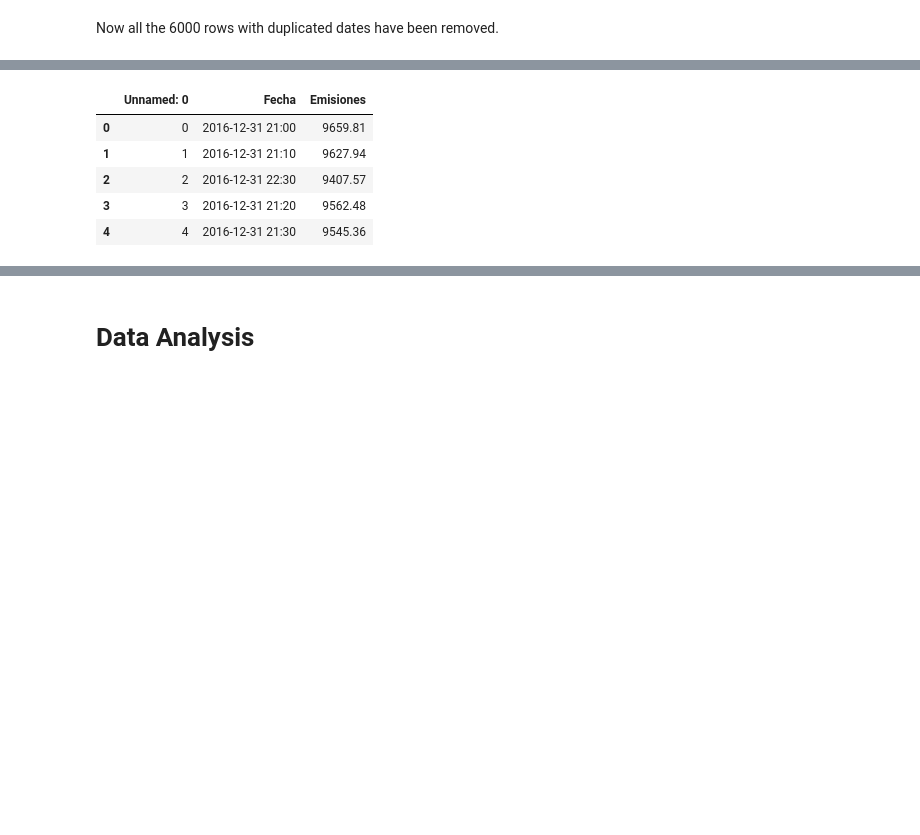
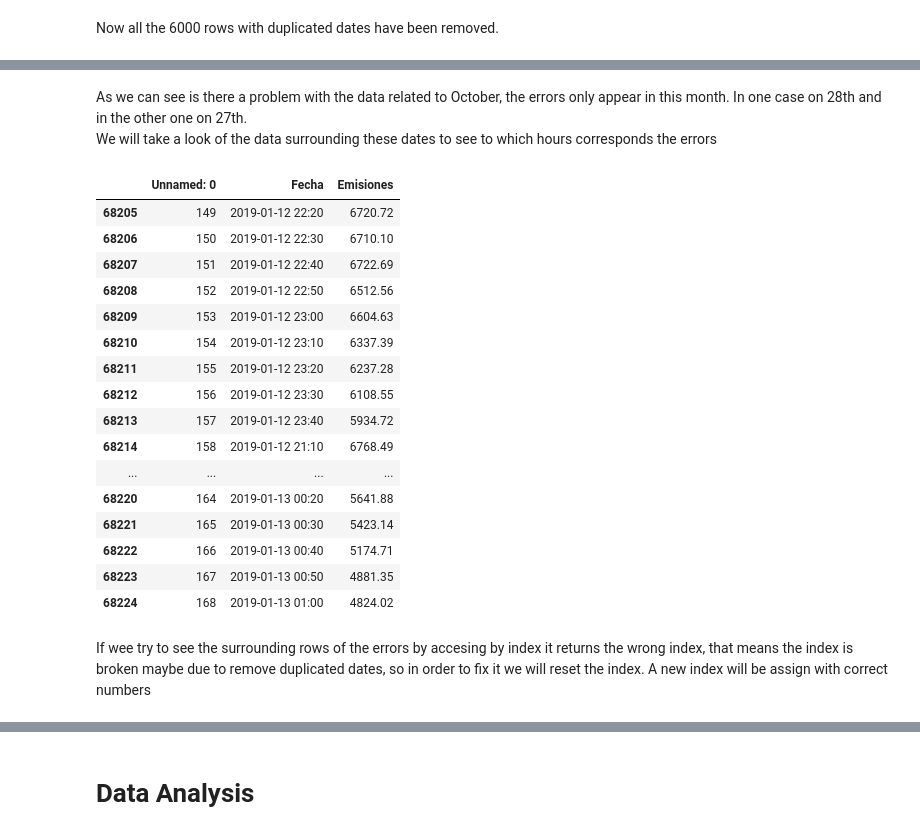
Before and after one commit to hectorLop/CO2_emissions_forecast, a Jupyter notebook: CO2_feature_engineering_and_visualization.ipynb, the cells around one changed output, grey strips where cells are left out. Cells and saved outputs as stored; diff of their text form; code cells hidden in the pictures; blank space fills up the shorter version.

Commit message:
Refactor Data Cleaning and Data Preparation sections

```diff
--- a/CO2_feature_engineering_and_visualization.ipynb
+++ b/CO2_feature_engineering_and_visualization.ipynb
@@ -40,7 +40,7 @@ We will check for:
 - Duplicated dates
 - Errors
 # %%
-dataset = pandas.read_csv('Emissions_2020_01_01_to_2020-06-12.csv')
+dataset = pandas.read_csv('Emissions_2018_01_01_to_2020_06_15.csv')
 # %%
 dataset.info()
 # %% [output]
@@ -121,9 +128,25 @@ Is there a problem with the data, on certain dates on the interval from 02 to 03
+# %% [markdown]
+As we can see is there a problem with the data related to October, the errors only appear in this month. In one case on 28th and in the other one on 27th.
+We will take a look of the data surrounding these dates to see to which hours corresponds the errors
 # %%
-dataset.head()
+dataset[54293:].head(20)
 # %% [output]
 |  | Unnamed: 0 | Fecha | Emisiones |
-| 0 | 0 | 2016-12-31 21:00 | 9659.81 |
-| 1 | 1 | 2016-12-31 21:10 | 9627.94 |
-| 2 | 2 | 2016-12-31 22:30 | 9407.57 |
-| 3 | 3 | 2016-12-31 21:20 | 9562.48 |
-| 4 | 4 | 2016-12-31 21:30 | 9545.36 |
+| 68205 | 149 | 2019-01-12 22:20 | 6720.72 |
+| 68206 | 150 | 2019-01-12 22:30 | 6710.10 |
+| 68207 | 151 | 2019-01-12 22:40 | 6722.69 |
+| 68208 | 152 | 2019-01-12 22:50 | 6512.56 |
+| 68209 | 153 | 2019-01-12 23:00 | 6604.63 |
+| 68210 | 154 | 2019-01-12 23:10 | 6337.39 |
+| 68211 | 155 | 2019-01-12 23:20 | 6237.28 |
+| 68212 | 156 | 2019-01-12 23:30 | 6108.55 |
+| 68213 | 157 | 2019-01-12 23:40 | 5934.72 |
+| 68214 | 158 | 2019-01-12 21:10 | 6768.49 |
+| ... | ... | ... | ... |
+| 68220 | 164 | 2019-01-13 00:20 | 5641.88 |
+| 68221 | 165 | 2019-01-13 00:30 | 5423.14 |
+| 68222 | 166 | 2019-01-13 00:40 | 5174.71 |
+| 68223 | 167 | 2019-01-13 00:50 | 4881.35 |
+| 68224 | 168 | 2019-01-13 01:00 | 4824.02 |
+# %% [markdown]
+If wee try to see the surrounding rows of the errors by accesing by index it returns the wrong index, that means the index is broken maybe due to remove duplicated dates, so in order to fix it we will reset the index. A new index will be assign with correct numbers
```
Also changed, not shown: parts of 68 cells of this notebook.
